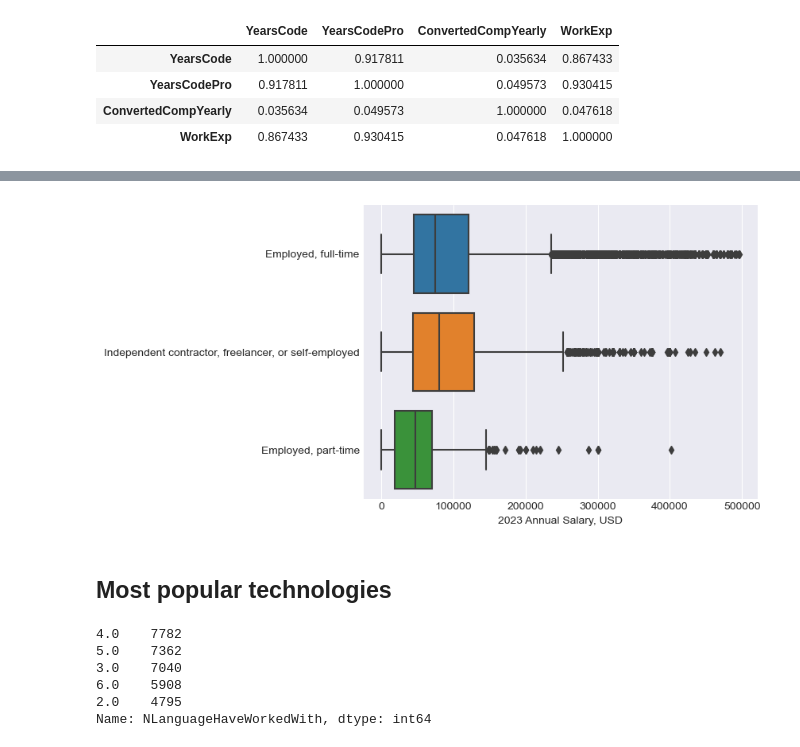
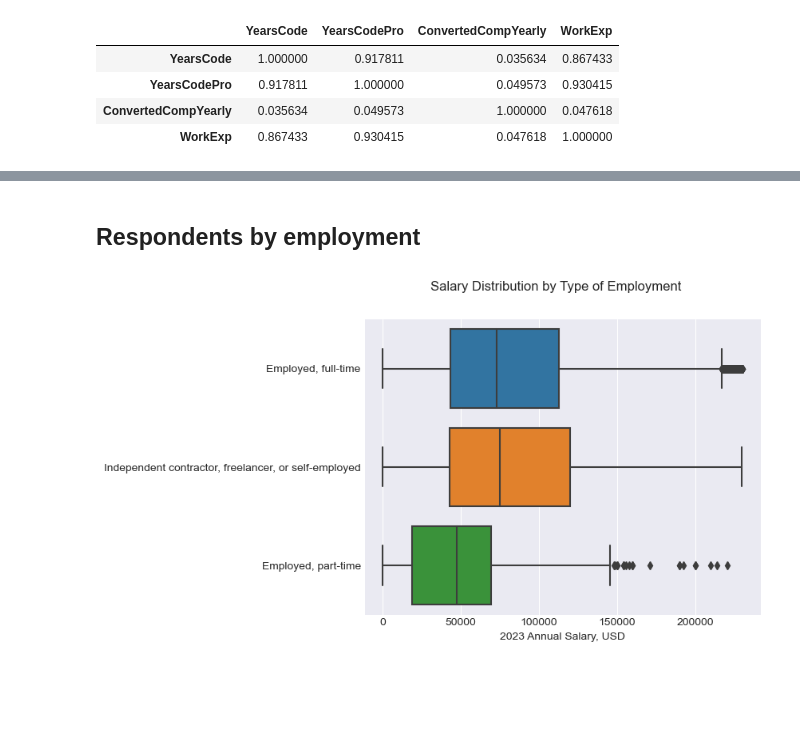
Before and after one commit to smotrova/ReDI_Fall2024_Project, a Jupyter notebook: notebooks/04-ls-exploratory-analysis.ipynb, the cells around one changed output, grey strips where cells are left out. Saved outputs shown, nothing was run; the diff lists cells and outputs as text; code cells hidden in the pictures; blank space fills up the shorter version.

```diff
--- a/notebooks/04-ls-exploratory-analysis.ipynb
+++ b/notebooks/04-ls-exploratory-analysis.ipynb
@@ -44,12 +44,12 @@ from matplotlib import pyplot as plt
 import sys
 sys.path.append("../src")
 
-from config import url, file_name
+from config import url2023, url2024, file_name
 from data.load_data import get_data
 from data.clean_data import dataset_cleaned
 
 # load row data
-df = get_data(url, file_name)
+df = get_data(url2023, file_name)
 
 # cleaned subset of the data
 cdf = dataset_cleaned(df)
@@ -91,0 +94,16 @@ cdf.corr()
+# %%
+from sklearn.preprocessing import StandardScaler, RobustScaler
+scaler = StandardScaler()
+rscaler = RobustScaler()
+
+# calculate Z-score for annual salary
+Zscore = pd.Series(scaler.fit_transform(cdf[["ConvertedCompYearly"]]).reshape(-1), index=cdf.index )
+
+# calculate Z-score for annual salary using robust percentile measures
+Zrscore = pd.Series(rscaler.fit_transform(cdf[["ConvertedCompYearly"]]).reshape(-1), index=cdf.index )
+
+# define outliers based on Zscore
+#fltr_outliers = Zscore.apply(lambda x: (x > 3) or (x < -3))
+
+# define outliers based on Zscore robust
+fltr_outliers = Zrscore.apply(lambda x: (x > 2) or (x < -2))
@@ -91,0 +115,3 @@ cdf.corr()
+# %%
+# remove outliers from dataset
+cdf = cdf.loc[~fltr_outliers]
@@ -109,8 +192,13 @@ plt.xlabel("2023 Annual Salary, USD");
+# %% [markdown]
+## Respondents by employment
 # %%
-sns.boxplot(data=cdf[fltr_salary], x="ConvertedCompYearly", y="Employment")
+fig = plt.figure()
+fig.suptitle("Salary Distribution by Type of Employment")
+fig.tight_layout()
+sns.boxplot(data=cdf, x="ConvertedCompYearly", y="Employment")
 plt.ylabel("")
-plt.xlabel("2023 Annual Salary, USD");
+plt.xlabel("2023 Annual Salary, USD")
+plt.show()
+plt.close()
 # %% [output]
-[figure, old version]
+[figure, new version]
-# %% [markdown]
-## Most popular technologies
@@ -122,11 +204,0 @@ cdf["NLanguageHaveWorkedWith"] = cdf.LanguageHaveWorkedWith.str.split(";").apply
-# %%
-# number of programming, scripting, and markup languages have you done extensive development work in over the past year
-
-cdf["NLanguageHaveWorkedWith"].value_counts(dropna=False).sort_values(ascending=False).head()
-# %% [output]
-4.0    7782
-5.0    7362
-3.0    7040
-6.0    5908
-2.0    4795
-Name: NLanguageHaveWorkedWith, dtype: int64
```
Also changed, not shown: parts of 23 cells of this notebook, 8 other files.
